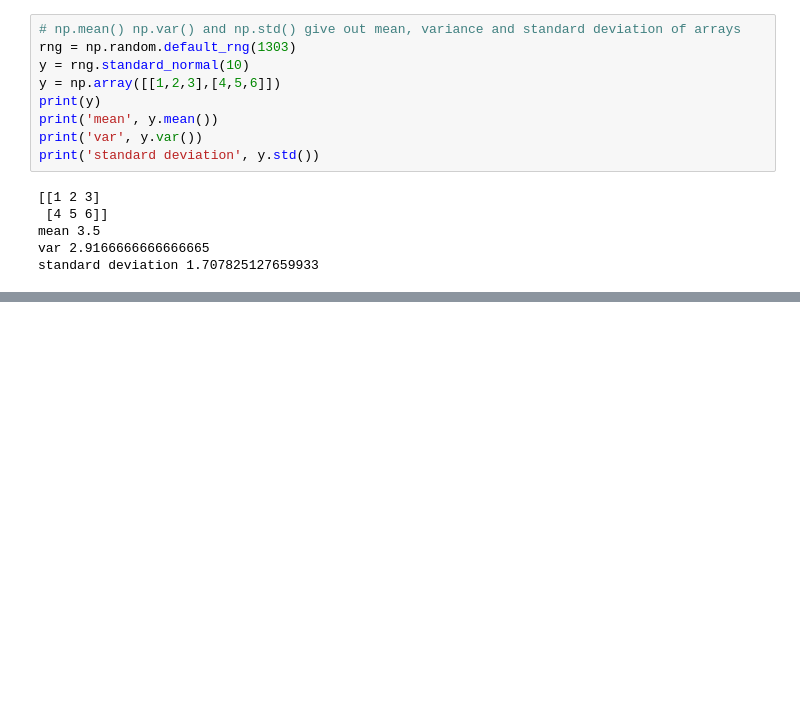
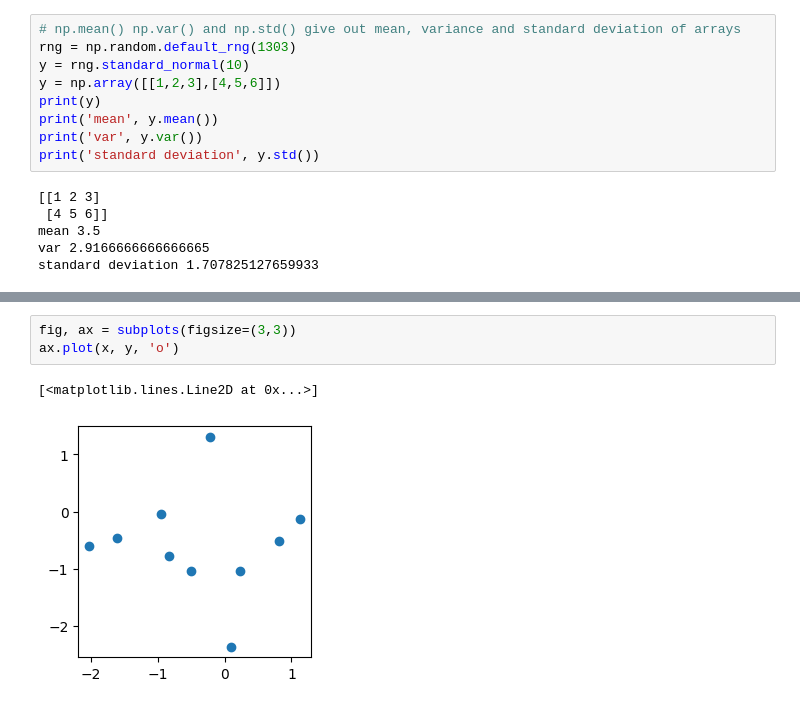
Before and after one commit to aryanshygun/ISP, a Jupyter notebook: chapter2/ISL_chapter2.ipynb, the cells around one changed output, grey strips where cells are left out. Drawn from its saved outputs; the diff is of its cells as text; blank space fills up the shorter version.

```diff
--- a/chapter2/ISL_chapter2.ipynb
+++ b/chapter2/ISL_chapter2.ipynb
@@ -122,0 +225,6 @@ Average:
+# %%
+fig, ax = subplots(figsize=(3,3))
+ax.plot(x, y, 'o')
+# %% [output]
+[<matplotlib.lines.Line2D at 0x...>]
+[figure, added]
```
Also changed, not shown: parts of 53 cells of this notebook, 24 other files.
